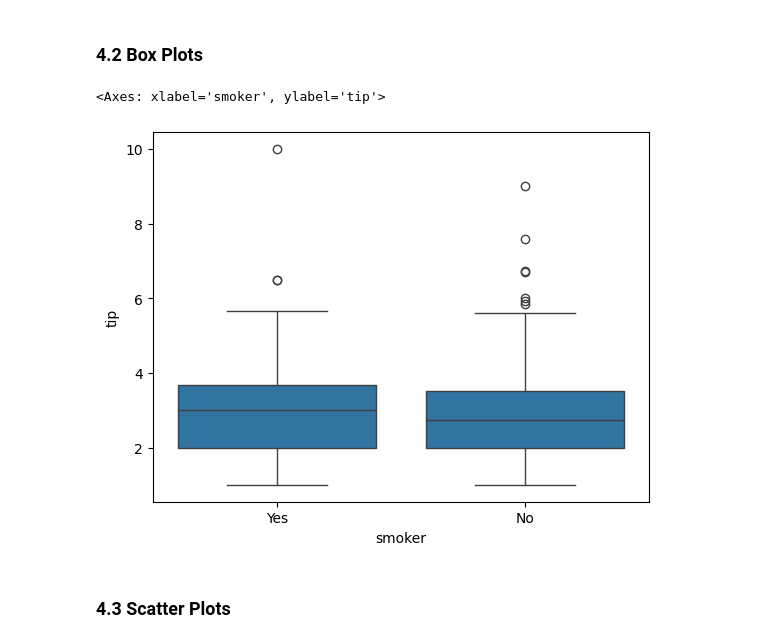
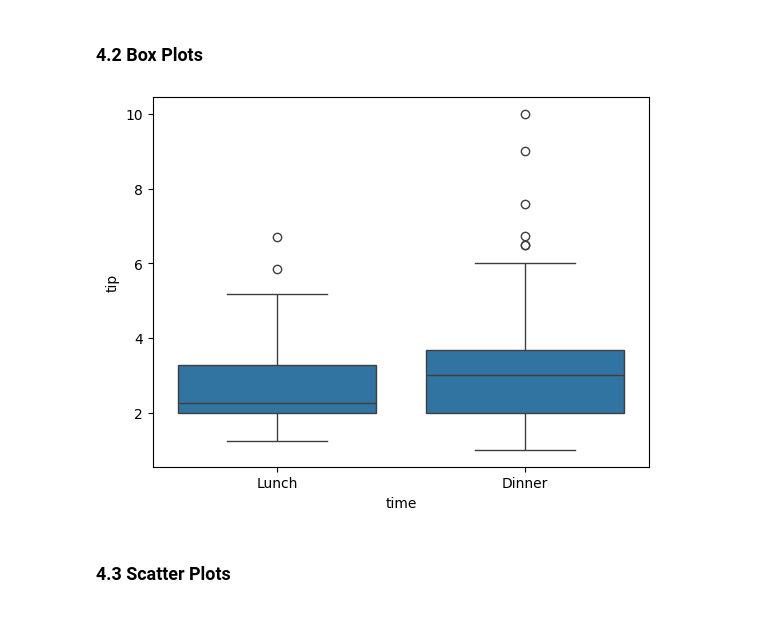
Before and after one commit to svarong-port/code-for-articles, a Jupyter notebook: article_seaborn_101.ipynb, the cells around one changed output. Saved outputs shown, nothing was run; the diff lists cells and outputs as text; code cells hidden in the pictures.

Commit message:
Adjust box plot from `smoker` to `time`

```diff
--- a/article_seaborn_101.ipynb
+++ b/article_seaborn_101.ipynb
@@ -49,16 +49,15 @@ plt.show()
 # %%
 # 2. Box plot
 
-# Distribution of tips by smoker types
+# Distribution of tips by time
 sns.boxplot(data = tips,
-            x = "smoker",
+            x = "time",
             y = "tip")
 
 # Show the plot
 plt.show()
 # %% [output]
-<Axes: xlabel='smoker', ylabel='tip'>
-[figure, old version]
+[figure, new version]
 # %% [markdown]
 ### 4.3 Scatter Plots
 # %%
```
